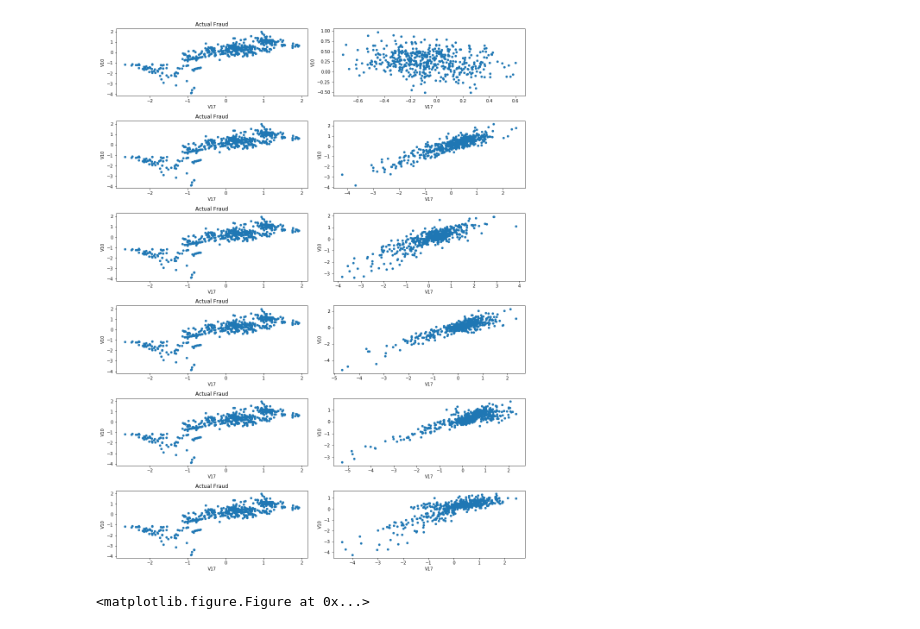
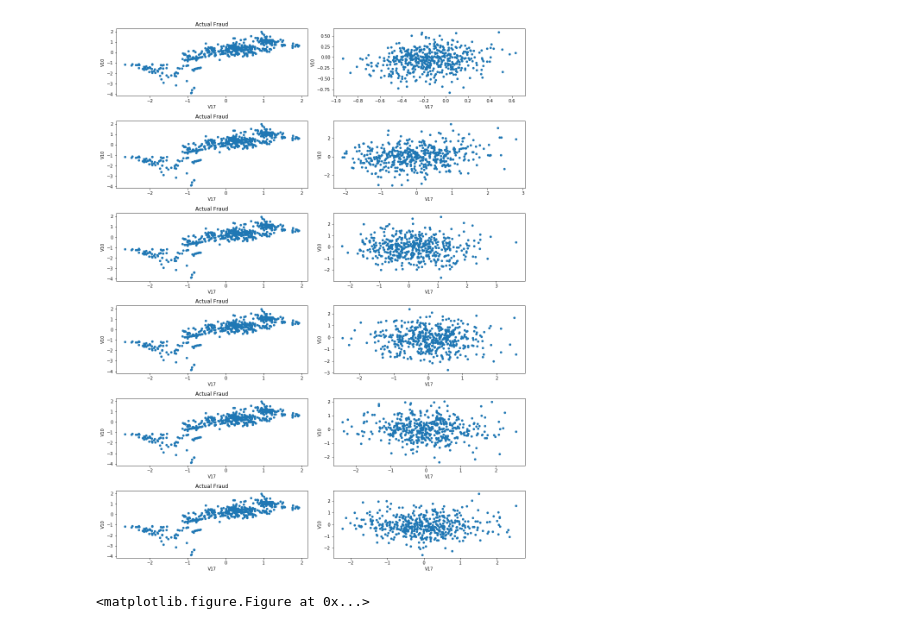
Before and after one commit to harrygraham/DeepLearning-CreditCardFraud, a Jupyter notebook: GANv1-SSL.ipynb, the cells around one changed output. Saved outputs shown, nothing was run; the diff lists cells and outputs as text; code cells hidden in the pictures.

Commit message:
Update Ganv1-ssl work, currently classifying

```diff
--- a/GANv1-SSL.ipynb
+++ b/GANv1-SSL.ipynb
@@ -444,8 +568,8 @@ plt.show()
 # %%
 from IPython.display import Image
-Image(filename='GANv1-v17-v10-img_2.png')
+Image(filename='GANv1-ssl-v17-v10-img_2.png')
 # %% [output]
-[figure, old version]
+[figure, new version]
 # %%
 plt.figure()
 # %% [output]
```
Also changed, not shown: parts of 12 cells of this notebook, 2 other files.
